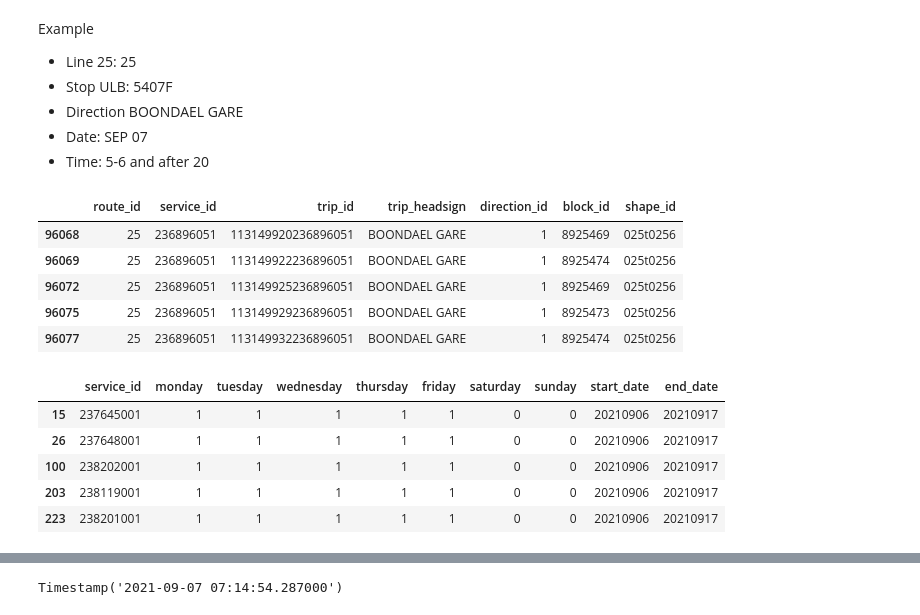
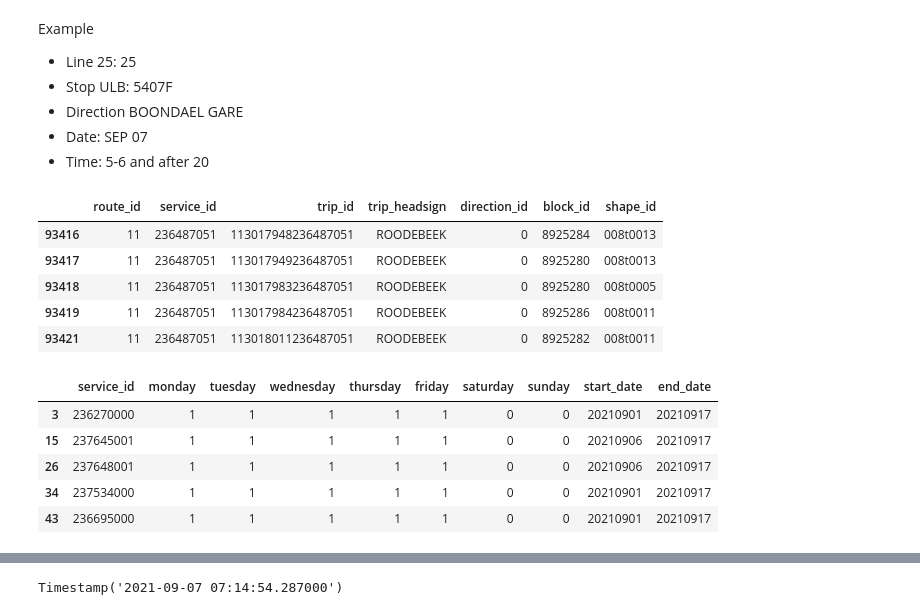
Before and after one commit to xuyou1999/Data_Mining_F22, a Jupyter notebook: src/punctuality.ipynb, the cells around one changed output, grey strips where cells are left out. Saved outputs shown, nothing was run; the diff lists cells and outputs as text; code cells hidden in the pictures.

```diff
--- a/src/punctuality.ipynb
+++ b/src/punctuality.ipynb
@@ -10,28 +10,28 @@ Example
 - Time: 5-6 and after 20
 # %%
 trips = pd.read_csv('../data/gtfs3Sept/trips.csv')
-trips_line = trips.loc[trips['route_id']==25,:]
-trip_line_head = trips_line.loc[trips_line['trip_headsign']=='BOONDAEL GARE',:]
+trips_line = trips.loc[trips['route_id']==11,:]
+trip_line_head = trips_line.loc[trips_line['trip_headsign']=='ROODEBEEK',:]
 trip_line_head.head()
 # %% [output]
 |  | route_id | service_id | trip_id | trip_headsign | direction_id | block_id | shape_id |
-| 96068 | 25 | 236896051 | 113149920236896051 | BOONDAEL GARE | 1 | 8925469 | 025t0256 |
-| 96069 | 25 | 236896051 | 113149922236896051 | BOONDAEL GARE | 1 | 8925474 | 025t0256 |
-| 96072 | 25 | 236896051 | 113149925236896051 | BOONDAEL GARE | 1 | 8925469 | 025t0256 |
-| 96075 | 25 | 236896051 | 113149929236896051 | BOONDAEL GARE | 1 | 8925473 | 025t0256 |
-| 96077 | 25 | 236896051 | 113149932236896051 | BOONDAEL GARE | 1 | 8925474 | 025t0256 |
+| 93416 | 11 | 236487051 | 113017948236487051 | ROODEBEEK | 0 | 8925284 | 008t0013 |
+| 93417 | 11 | 236487051 | 113017949236487051 | ROODEBEEK | 0 | 8925280 | 008t0013 |
+| 93418 | 11 | 236487051 | 113017983236487051 | ROODEBEEK | 0 | 8925280 | 008t0005 |
+| 93419 | 11 | 236487051 | 113017984236487051 | ROODEBEEK | 0 | 8925286 | 008t0011 |
+| 93421 | 11 | 236487051 | 113018011236487051 | ROODEBEEK | 0 | 8925282 | 008t0011 |
 # %%
 calendar = pd.read_csv('../data/gtfs3Sept/calendar.csv')
-calendar_week = calendar.loc[calendar['start_date']==20210906,:]
+calendar_week = calendar.loc[((calendar['start_date']<=20210907) & (calendar['end_date']>=20210907)),:]
 calendar_week_day = calendar_week.loc[calendar_week['tuesday']==1,:]
 calendar_week_day.head()
 # %% [output]
 |  | service_id | monday | tuesday | wednesday | thursday | friday | saturday | sunday | start_date | end_date |
+| 3 | 236270000 | 1 | 1 | 1 | 1 | 1 | 0 | 0 | 20210901 | 20210917 |
 | 15 | 237645001 | 1 | 1 | 1 | 1 | 1 | 0 | 0 | 20210906 | 20210917 |
 | 26 | 237648001 | 1 | 1 | 1 | 1 | 1 | 0 | 0 | 20210906 | 20210917 |
-| 100 | 238202001 | 1 | 1 | 1 | 1 | 1 | 0 | 0 | 20210906 | 20210917 |
-| 203 | 238119001 | 1 | 1 | 1 | 1 | 1 | 0 | 0 | 20210906 | 20210917 |
-| 223 | 238201001 | 1 | 1 | 1 | 1 | 1 | 0 | 0 | 20210906 | 20210917 |
+| 34 | 237534000 | 1 | 1 | 1 | 1 | 1 | 0 | 0 | 20210901 | 20210917 |
+| 43 | 236695000 | 1 | 1 | 1 | 1 | 1 | 0 | 0 | 20210901 | 20210917 |
 # %%
 trip_line_date_head = pd.merge(left=trip_line_head, right=calendar_week_day, on='service_id', how='inner').loc[:,['route_id','service_id','trip_id']]
 trip_line_date_head.head()
```
Also changed, not shown: parts of 5 cells of this notebook, 1 other file.
